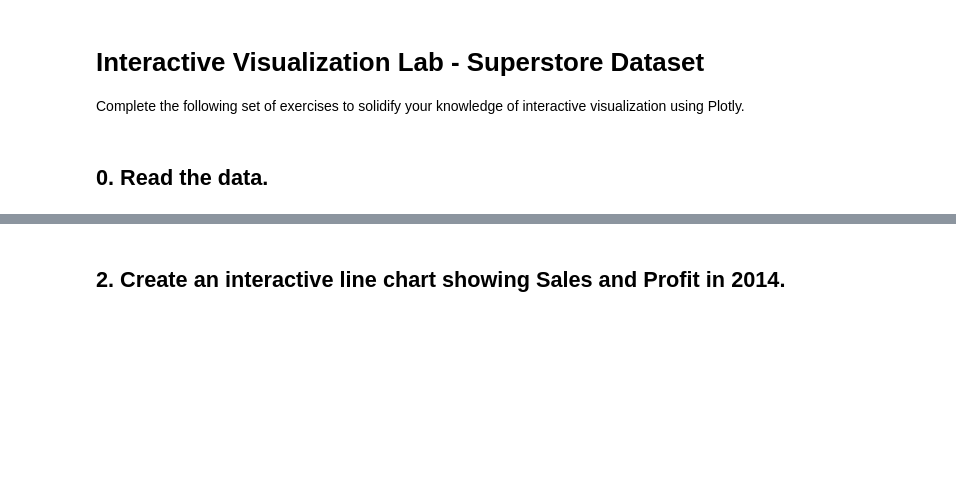
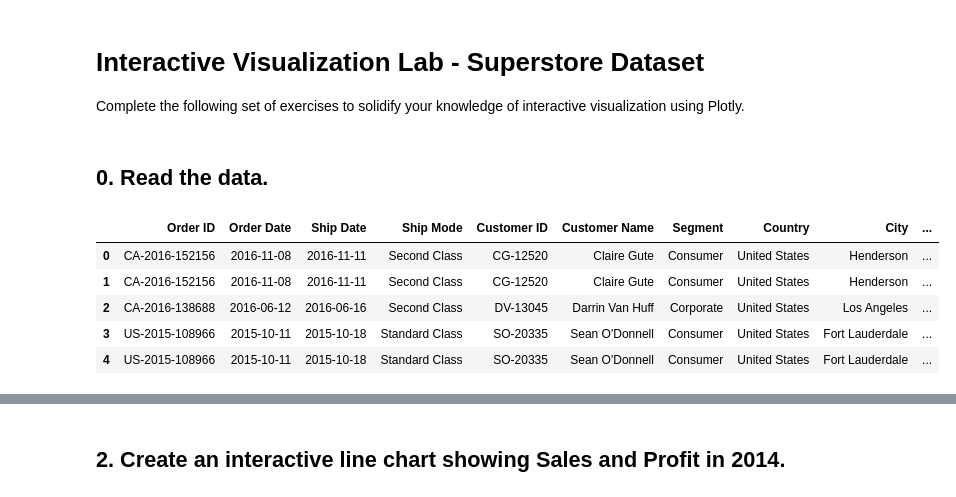
Before and after one commit to MNievas12/ds_thebridge_6_22, a Jupyter notebook: 2-Data_Analysis/4-Visualización/3-Plotly/Ejercicios/Ejercicio Plotly.ipynb, the cells around one changed output, grey strips where cells are left out. Saved outputs shown, nothing was run; the diff lists cells and outputs as text; code cells hidden in the pictures; blank space fills up the shorter version.

```diff
--- a/2-Data_Analysis/4-Visualización/3-Plotly/Ejercicios/Ejercicio Plotly.ipynb
+++ b/2-Data_Analysis/4-Visualización/3-Plotly/Ejercicios/Ejercicio Plotly.ipynb
@@ -6,0 +10,10 @@ Complete the following set of exercises to solidify your knowledge of interactiv
+# %%
+df = pd.read_excel('data/Sample - Superstore.xlsx')
+df.head()
+# %% [output]
+|  | Order ID | Order Date | Ship Date | Ship Mode | Customer ID | Customer Name | Segment | Country | City | ... |
+| 0 | CA-2016-152156 | 2016-11-08 | 2016-11-11 | Second Class | CG-12520 | Claire Gute | Consumer | United States | Henderson | ... |
+| 1 | CA-2016-152156 | 2016-11-08 | 2016-11-11 | Second Class | CG-12520 | Claire Gute | Consumer | United States | Henderson | ... |
+| 2 | CA-2016-138688 | 2016-06-12 | 2016-06-16 | Second Class | DV-13045 | Darrin Van Huff | Corporate | United States | Los Angeles | ... |
+| 3 | US-2015-108966 | 2015-10-11 | 2015-10-18 | Standard Class | SO-20335 | Sean O'Donnell | Consumer | United States | Fort Lauderdale | ... |
+| 4 | US-2015-108966 | 2015-10-11 | 2015-10-18 | Standard Class | SO-20335 | Sean O'Donnell | Consumer | United States | Fort Lauderdale | ... |
```
Also changed, not shown: parts of 19 cells of this notebook.
